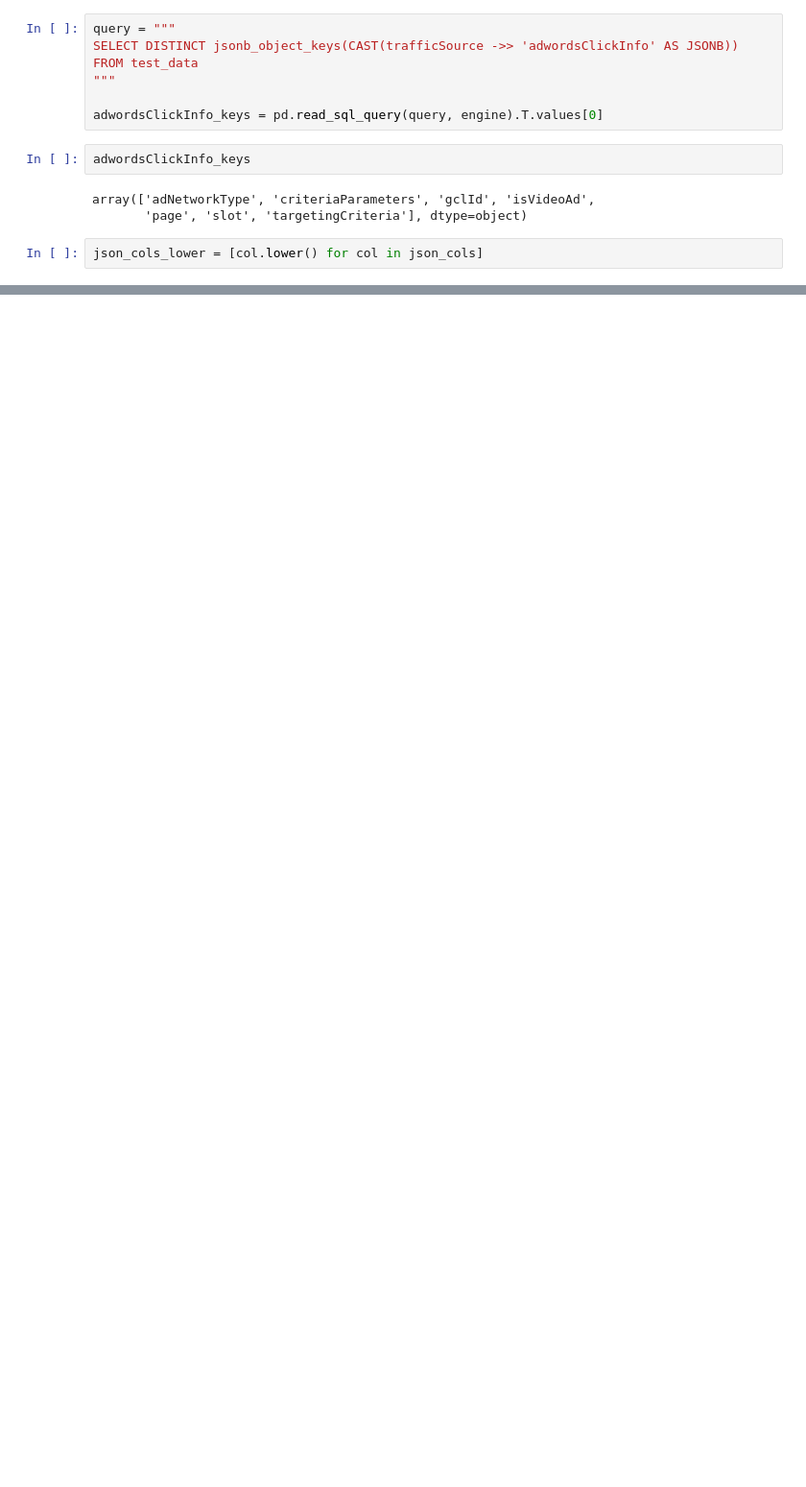
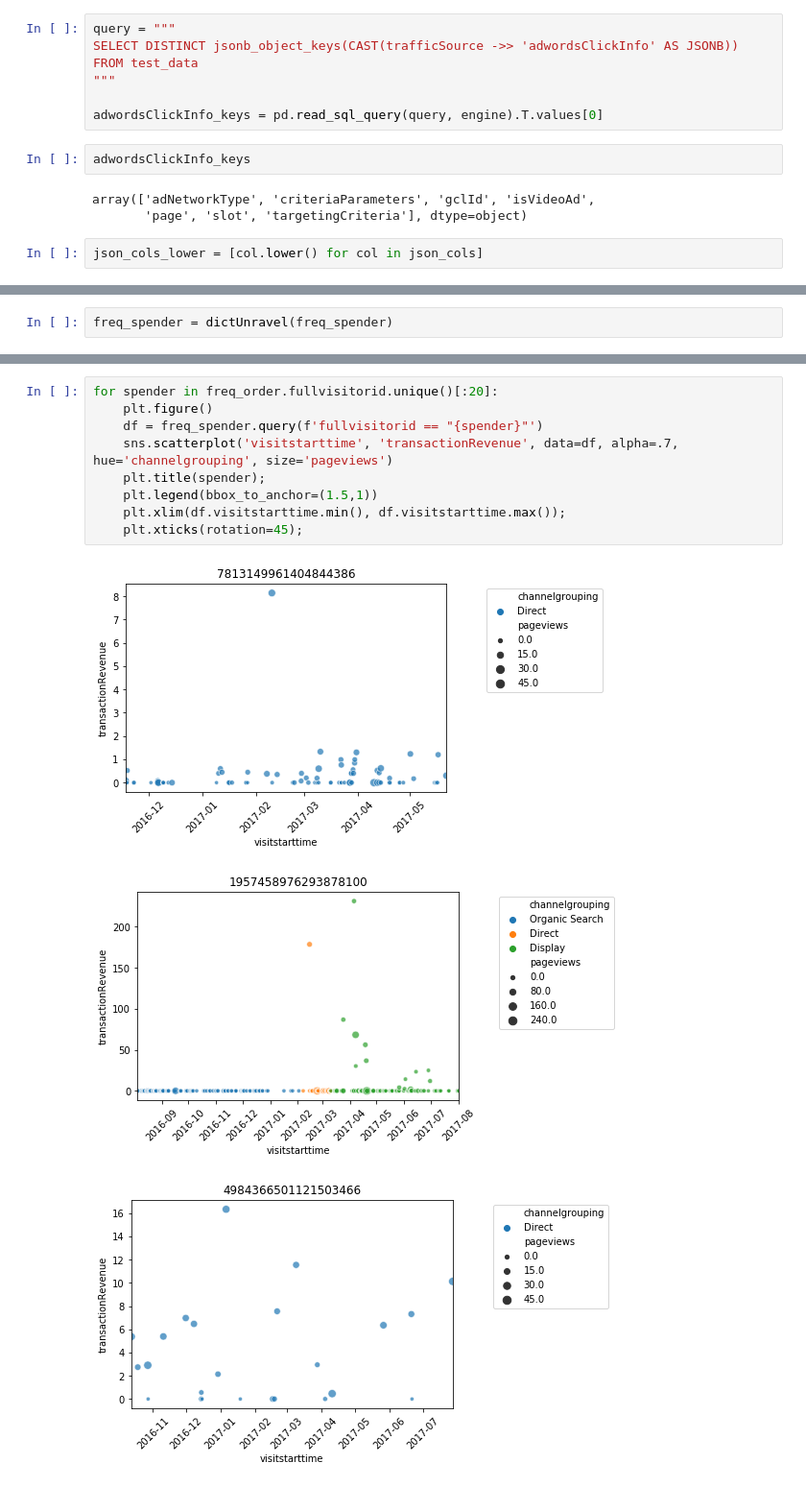
Before and after one commit to romandtse07/google_analytics_kaggle, a Jupyter notebook: SQL.ipynb, the cells around one changed output, grey strips where cells are left out. Shown at 96% size. Cells and saved outputs as stored; diff of their text form; blank space fills up the shorter version.

```diff
--- a/SQL.ipynb
+++ b/SQL.ipynb
@@ -676,0 +678,2 @@ dictUnravel(top_spender)
+# %%
+freq_spender = dictUnravel(freq_spender)
@@ -676,0 +740,13 @@ dictUnravel(top_spender)
+# %%
+for spender in freq_order.fullvisitorid.unique()[:20]:
+    plt.figure()
+    df = freq_spender.query(f'fullvisitorid == "{spender}"')
+    sns.scatterplot('visitstarttime', 'transactionRevenue', data=df, alpha=.7, hue='channelgrouping', size='pageviews')
+    plt.title(spender);
+    plt.legend(bbox_to_anchor=(1.5,1))
+    plt.xlim(df.visitstarttime.min(), df.visitstarttime.max());
+    plt.xticks(rotation=45);
+# %% [output]
+[figure, added]
+[figure, added]
+[figure, added]
```
Also changed, not shown: parts of 30 cells of this notebook, 1 other file.
